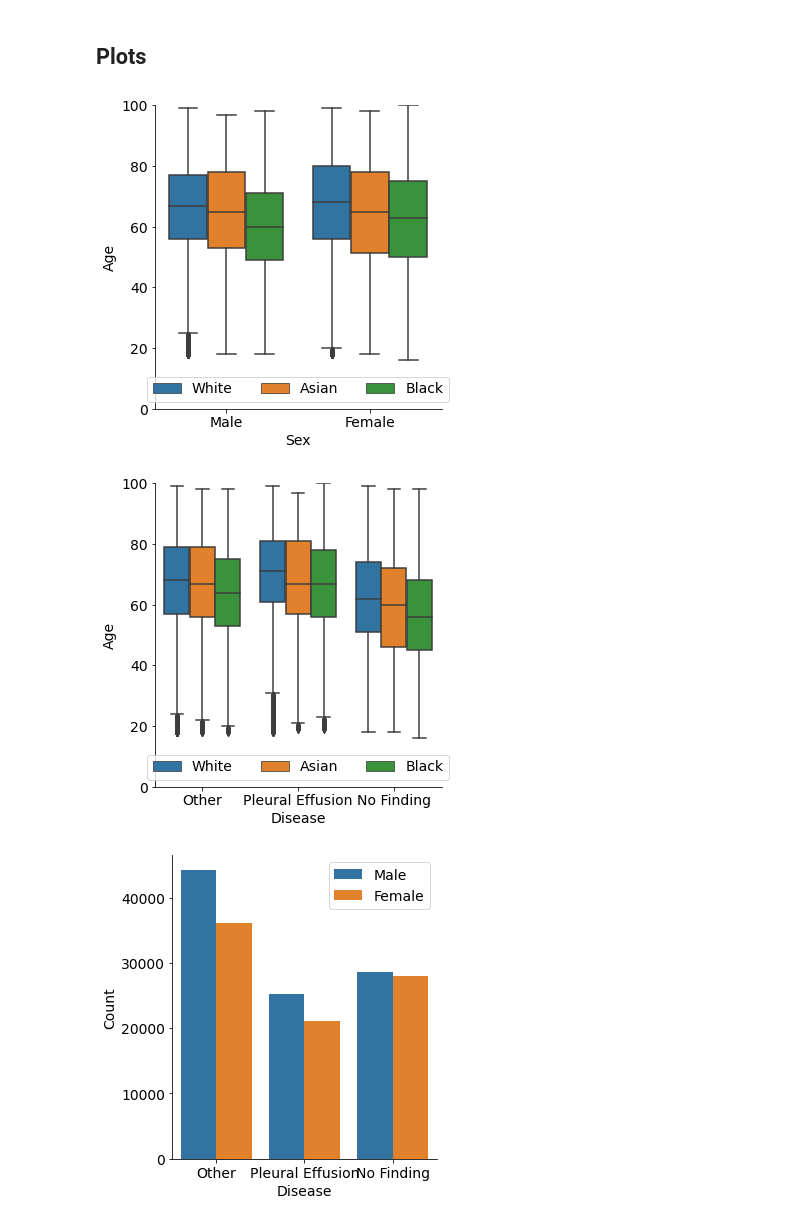
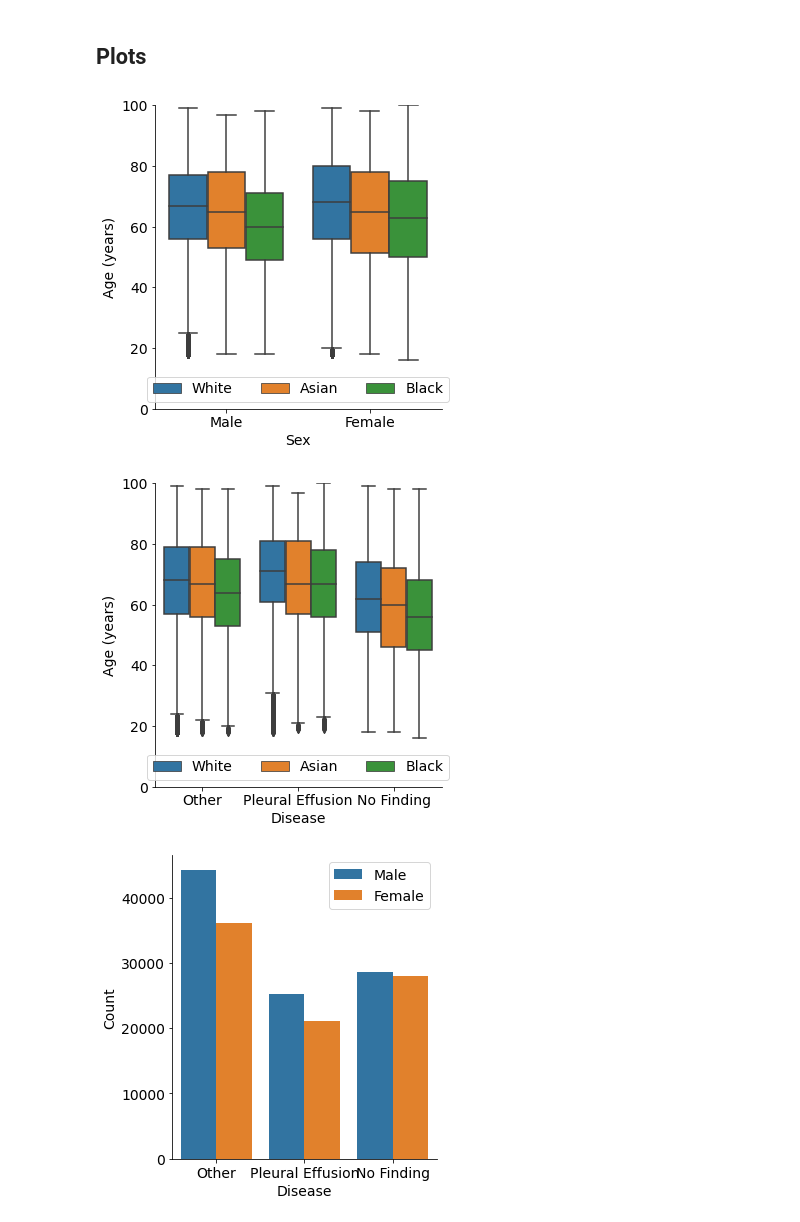
Before and after one commit to biomedia-mira/chexploration, a Jupyter notebook: notebooks/mimic.sample.ipynb, the cells around one changed output. Drawn from its saved outputs; the diff is of its cells as text; code cells hidden in the pictures.

```diff
--- a/notebooks/mimic.sample.ipynb
+++ b/notebooks/mimic.sample.ipynb
@@ -318,29 +318,29 @@ df_val_male.to_csv(data_dir + 'mimic.sample.val.male.csv')
 # %%
 fontsize = 14
 plt.rc('xtick', labelsize=fontsize)
 plt.rc('ytick', labelsize=fontsize)
 
 fig = sns.catplot(x='sex', y='age', hue='race', order=['Male', 'Female'], hue_order=['White', 'Asian', 'Black'], kind="box", data=df_cxr)
 fig._legend.remove()
 plt.xlabel('Sex', fontsize=fontsize)
-plt.ylabel('Age', fontsize=fontsize)
+plt.ylabel('Age (years)', fontsize=fontsize)
 plt.ylim([0, 100])
 plt.legend(fontsize=14, loc='lower center', ncol=3)
 plt.show()
 # fig.savefig("MIMIC-age-sex-race.png", bbox_inches='tight', dpi=300)
 # %% [output]
-[figure, old version]
+[figure, new version]
 # %%
 fig = sns.catplot(x='disease', y='age', hue='race', order=['Other', 'Pleural Effusion', 'No Finding'], hue_order=['White', 'Asian', 'Black'], kind="box", data=df_cxr)
 fig._legend.remove()
 plt.xlabel('Disease', fontsize=fontsize)
-plt.ylabel('Age', fontsize=fontsize)
+plt.ylabel('Age (years)', fontsize=fontsize)
 plt.ylim([0, 100])
 plt.legend(fontsize=14, loc='lower center', ncol=3)
 plt.show()
 # fig.savefig("MIMIC-age-pathology-race.png", bbox_inches='tight', dpi=300)
 # %% [output]
-[figure, old version]
+[figure, new version]
 # %%
 fig = sns.catplot(x='disease', hue='sex', order=['Other', 'Pleural Effusion', 'No Finding'], hue_order=['Male', 'Female'], data=df_cxr, kind='count')
 fig._legend.remove()
```
Also changed, not shown: parts of 5 cells of this notebook, 2 other files.
